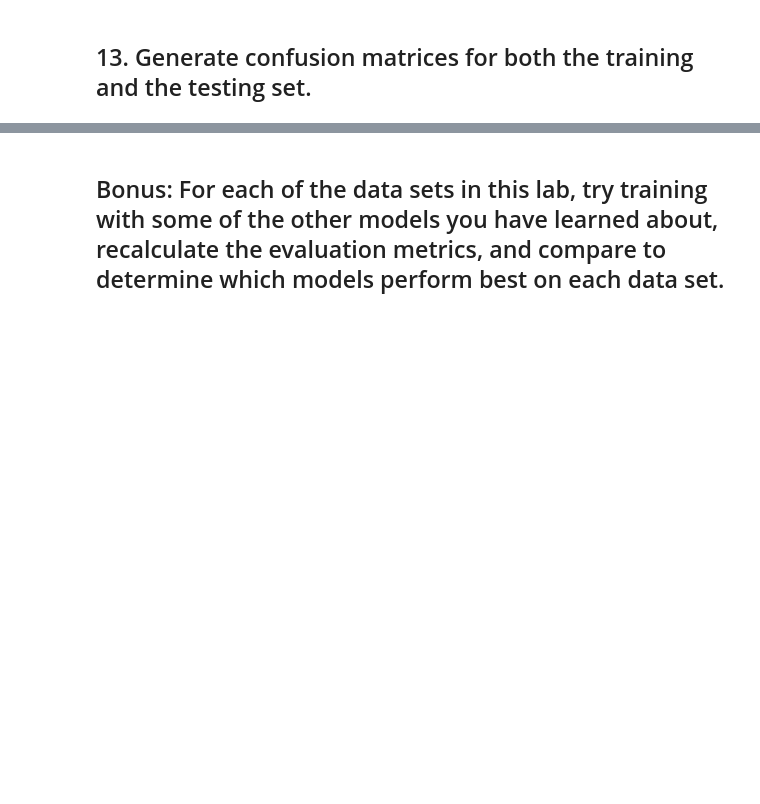
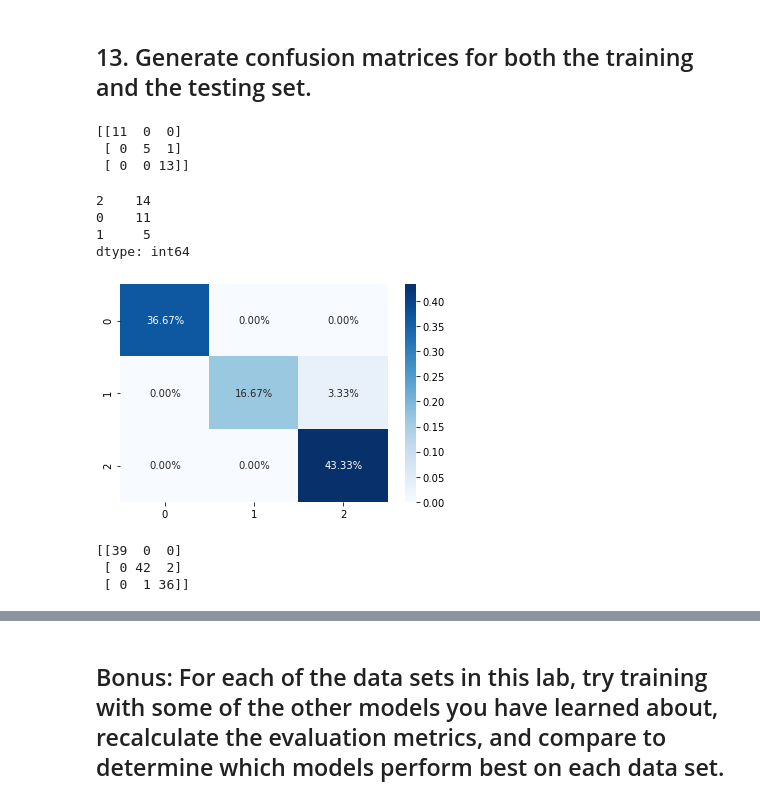
Before and after one commit to BehroozGharleghi/data-pt-ber-08-20, a Jupyter notebook: Labs/module-3_labs/02_supervised-learning/04_lab-supervised-model-evaluation/your-code/main-behrooz-sl-evaluation.ipynb, the cells around one changed output, grey strips where cells are left out. Saved outputs shown, nothing was run; the diff lists cells and outputs as text; code cells hidden in the pictures; blank space fills up the shorter version.

```diff
--- a/Labs/module-3_labs/02_supervised-learning/04_lab-supervised-model-evaluation/your-code/main-behrooz-sl-evaluation.ipynb
+++ b/Labs/module-3_labs/02_supervised-learning/04_lab-supervised-model-evaluation/your-code/main-behrooz-sl-evaluation.ipynb
@@ -178,3 +186,36 @@ f1 score for training part: [1.         0.96551724 0.96      ]
 f1 score for test part: [1.         0.90909091 0.96296296]
 # %% [markdown]
 ## 13. Generate confusion matrices for both the training and the testing set.
+# %%
+# confusion matrix for test part:
+from sklearn.metrics import confusion_matrix
+cf_matrix_test_set=confusion_matrix(y_test1, logpred1)
+print(cf_matrix_test_set)
+# %% [output]
+[[11  0  0]
+ [ 0  5  1]
+ [ 0  0 13]]
+# %%
+# predicted series
+pd.Series(logpred1).value_counts()
+# %% [output]
+2    14
+0    11
+1     5
+dtype: int64
+# %%
+import seaborn as sns
+import matplotlib.pyplot as plt
+sns.heatmap(cf_matrix_test_set/np.sum(cf_matrix_test_set), annot=True, fmt='.2%', cmap='Blues')
+plt.label= ("confusion matrix test part")
+plt.show()
+# %% [output]
+[figure, added]
+# %%
+# confusion matrix for training part:
+cf_matrix = confusion_matrix(y_train1, logpred)
+print(cf_matrix)
+# %% [output]
+[[39  0  0]
+ [ 0 42  2]
+ [ 0  1 36]]
```
Also changed, not shown: parts of 9 cells of this notebook, 5 other files.
